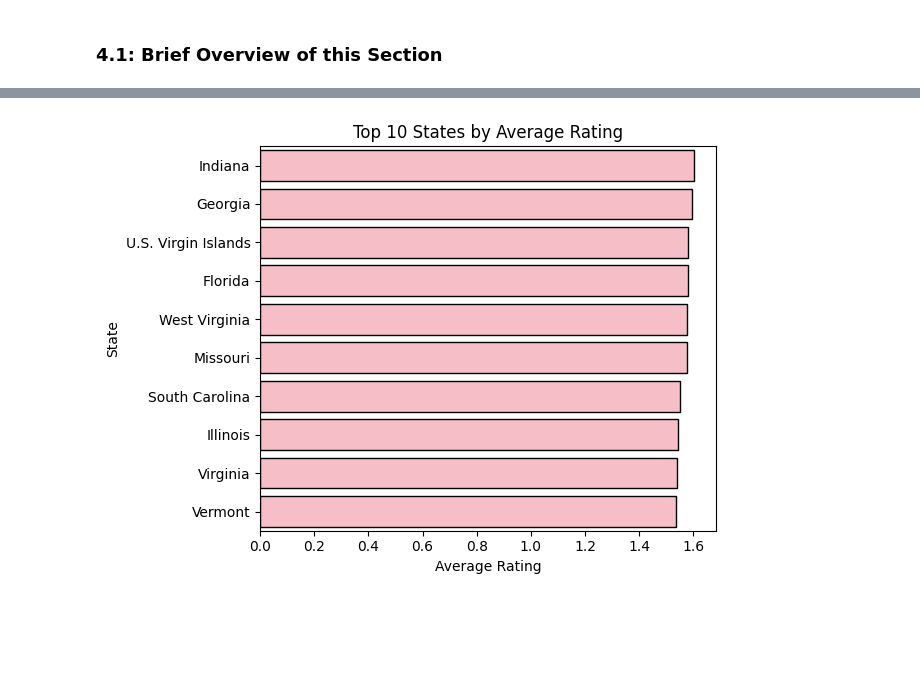
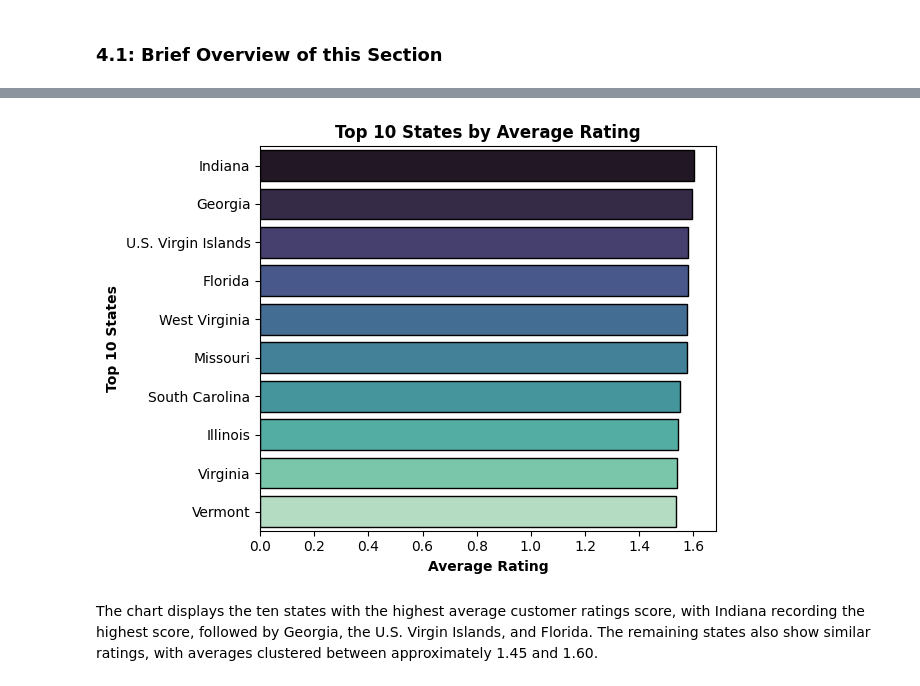
Before and after one commit to Fieldmarshall31/3531342_BD2, a Jupyter notebook: 3531342_BD2.ipynb, the cells around one changed output, grey strips where cells are left out. Drawn from its saved outputs; the diff is of its cells as text; code cells hidden in the pictures; blank space fills up the shorter version.

```diff
--- a/3531342_BD2.ipynb
+++ b/3531342_BD2.ipynb
@@ -505,7 +578,7 @@ state_perf = (
 )
 
 # top ten states with the highest average rating score
-top_states = state_perf.sort_values(
+top_ten_states = state_perf.sort_values(
     'score',
     ascending=False
 ).head(10)
@@ -512,19 +599,22 @@ top_states = state_perf.sort_values(
 # %%
 # horizontal bar chart showing the top 10 states
 # with highest average rating score
 sns.barplot(
     x='score',
     y='state',
-    data=top_states,
+    data=top_ten_states,
+    hue = 'state',
     edgecolor='black',
-    color='lightpink'
+    palette='mako'
 )
 
-plt.title("Top 10 States by Average Rating", fontsize=12)
-plt.xlabel("Average Rating")
-plt.ylabel("State")
+plt.title("Top 10 States by Average Rating", fontsize=12, weight= "bold")
+plt.xlabel("Average Rating", fontsize=10, weight= "bold")
+plt.ylabel("Top 10 States", fontsize=10, weight= "bold")
 
 plt.tight_layout()
 plt.show()
 # %% [output]
-[figure, old version]
+[figure, new version]
+# %% [markdown]
+The chart displays the ten states with the highest average customer ratings score, with Indiana recording the highest score, followed by Georgia, the U.S. Virgin Islands, and Florida. The remaining states also show similar ratings, with averages clustered between approximately 1.45 and 1.60.
```
Also changed, not shown: parts of 48 cells of this notebook.
